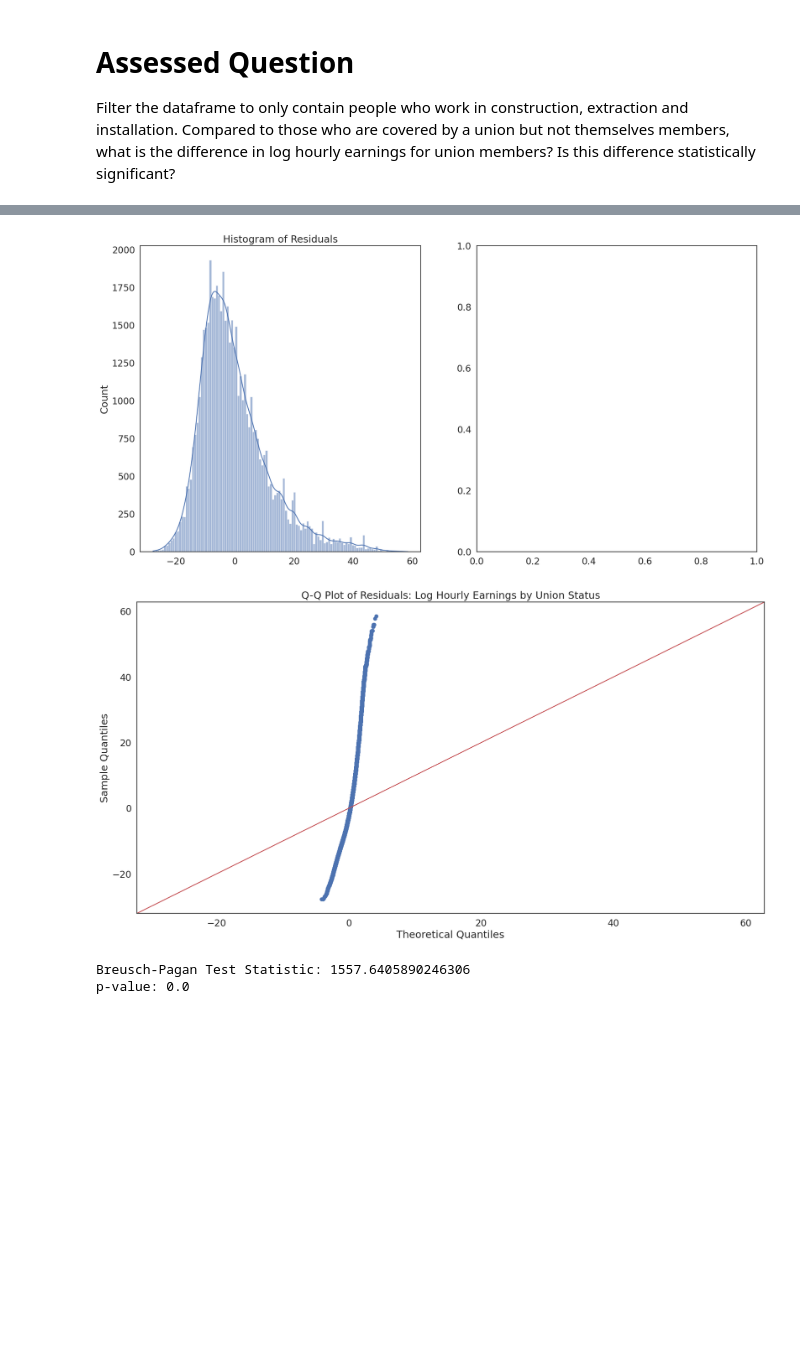
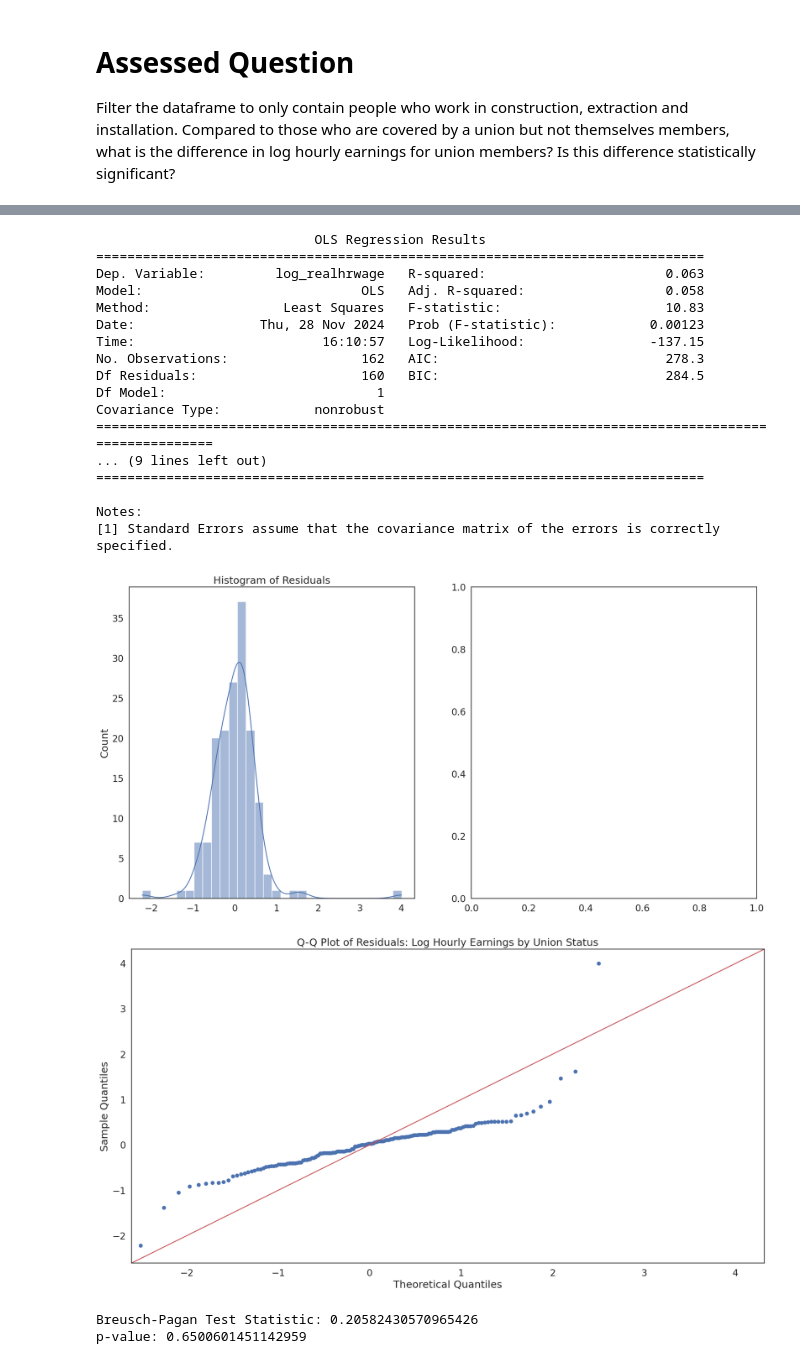
Before and after one commit to julia13dfm/QM2, a Jupyter notebook: notebooks/W07. Linear Regression.ipynb, the cells around one changed output, grey strips where cells are left out. Cells and saved outputs as stored; diff of their text form; code cells hidden in the pictures; blank space fills up the shorter version.

```diff
--- a/notebooks/W07. Linear Regression.ipynb
+++ b/notebooks/W07. Linear Regression.ipynb
@@ -599,40 +599,61 @@ plt.xlabel('') # remove the x axis label
 plt.xticks(ticks=[0,1],labels=['Member of labor union','Covered by union but not a member']) # replace the x axis labels with more descriptive labels
 plt.show() # show the plot
 
-# Measuring Homoscedasticity through Q-Q plot
+# Add log-transformed hourly earnings
+filtered_df['log_realhrwage'] = np.log(filtered_df['realhrwage'])
+
+
 # Map numeric values to descriptive categories
 filtered_df['union_status'] = filtered_df['union'].map({
     2: "Union Member",
     3: "Covered but Not Member"})
 # Create dummy variables for 'union_status'
 filtered_df = pd.get_dummies(filtered_df, columns=['union_status'], drop_first=True)
+# Rename columns to remove spaces
+filtered_df.rename(columns={'union_status_Union Member': 'union_status_Union_Member'}, inplace=True)
 
-# Add log-transformed hourly earnings if not already done
-filtered_df['log_realhrwage'] = np.log(filtered_df['realhrwage'])
+#Regression
+model = ols('log_realhrwage ~ union_status_Union_Member', data=filtered_df).fit()
+print(model.summary())
 
-# Check for N/As
-filtered_df = filtered_df.dropna(subset=['log_realhrwage'])
 # Calculate the residuals
 residuals = model.resid
 # Q-Q plot for residuals
 f, axes = plt.subplots(1, 2)
 sns.histplot(residuals, kde=True, ax=axes[0]) # plot the residuals
 axes[0].set_title('Histogram of Residuals')
 sm.qqplot(residuals, line='45') #Q-Q plot
 plt.title("Q-Q Plot of Residuals: Log Hourly Earnings by Union Status")
 plt.show()
 
 from statsmodels.stats.diagnostic import het_breuschpagan
 
 # Perform Breusch-Pagan test
 bp_test = het_breuschpagan(residuals, model.model.exog)
 
 # Test results
 print("Breusch-Pagan Test Statistic:", bp_test[0])
 print("p-value:", bp_test[1])
 # %% [output]
 [figure]
+                            OLS Regression Results
+==============================================================================
+Dep. Variable:         log_realhrwage   R-squared:                       0.063
+Model:                            OLS   Adj. R-squared:                  0.058
+Method:                 Least Squares   F-statistic:                     10.83
+Date:                Thu, 28 Nov 2024   Prob (F-statistic):            0.00123
+Time:                        16:10:57   Log-Likelihood:                -137.15
+No. Observations:                 162   AIC:                             278.3
+Df Residuals:                     160   BIC:                             284.5
+Df Model:                           1
+Covariance Type:            nonrobust
+=====================================================================================================
+... (9 lines left out)
+==============================================================================
+
+Notes:
+[1] Standard Errors assume that the covariance matrix of the errors is correctly specified.
-[figure, old version]
+[figure, new version]
-[figure, old version]
+[figure, new version]
-Breusch-Pagan Test Statistic: 1557.6405890246306
-p-value: 0.0
+Breusch-Pagan Test Statistic: 0.20582430570965426
+p-value: 0.6500601451142959
```
